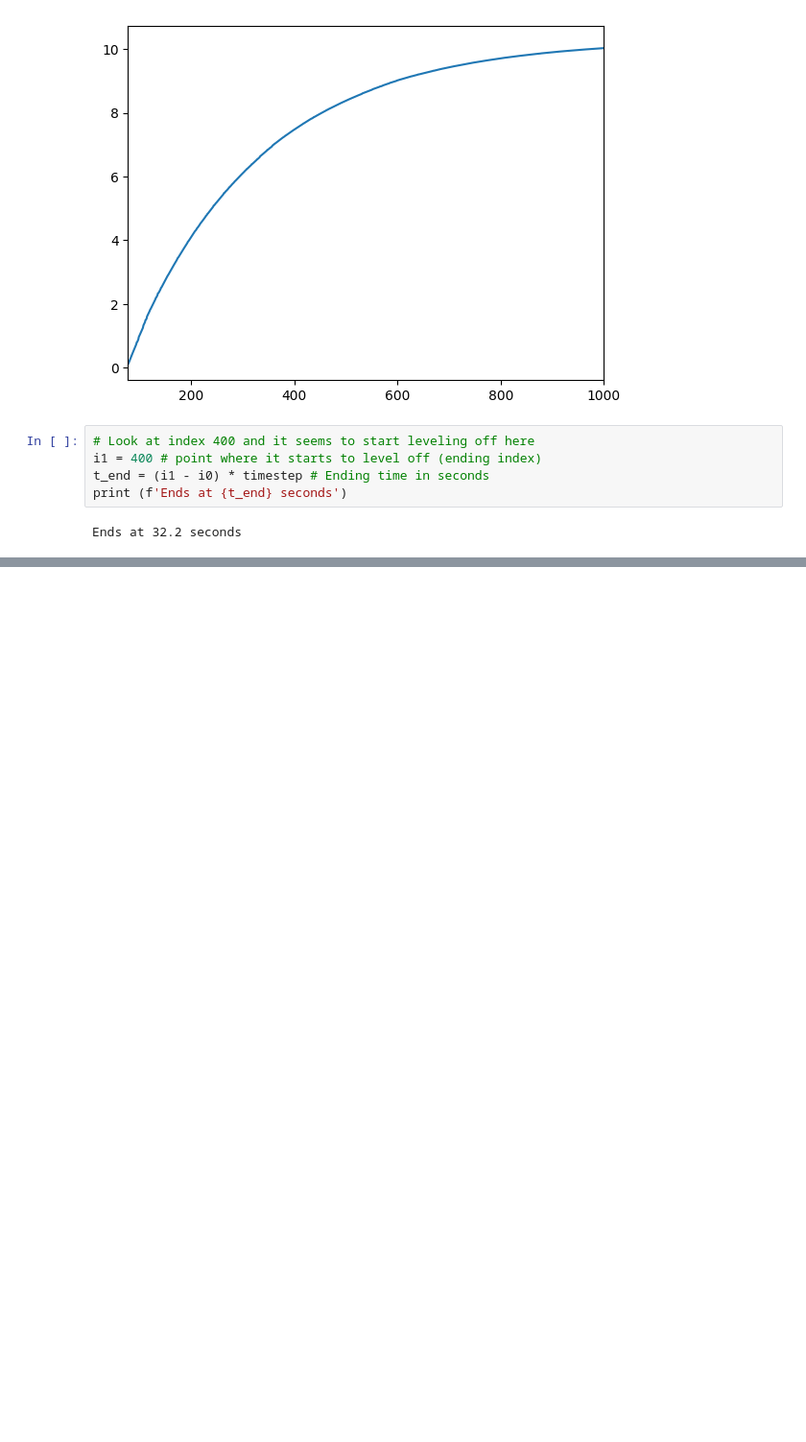
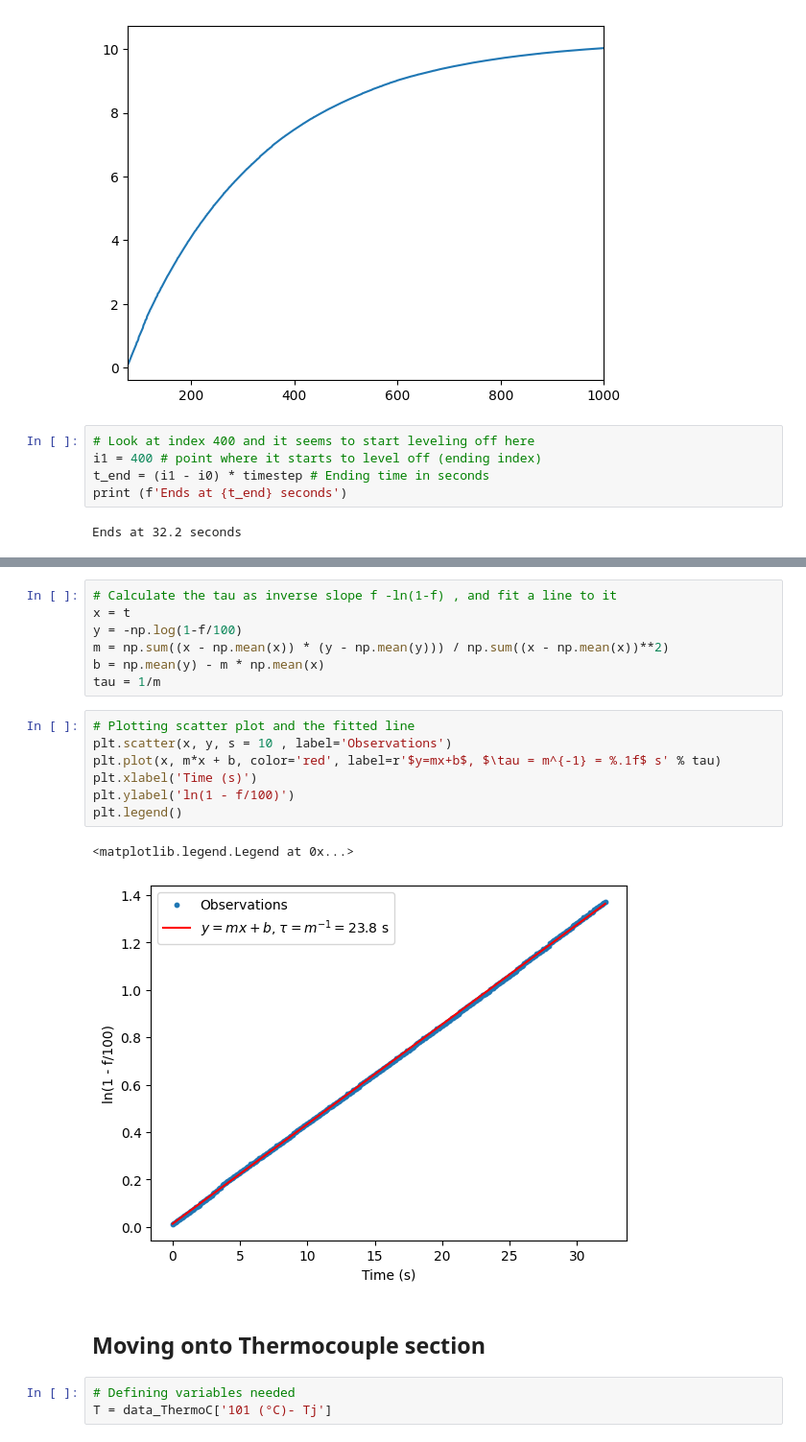
Before and after one commit to EP-Shark/MET4400C_Ins-obs_labs, a Jupyter notebook: Labs/lab_2_files/Full_lab2.ipynb, the cells around one changed output, grey strips where cells are left out. Shown at 96% size. Cells and saved outputs as stored; diff of their text form; blank space fills up the shorter version.

```diff
--- a/Labs/lab_2_files/Full_lab2.ipynb
+++ b/Labs/lab_2_files/Full_lab2.ipynb
@@ -75,0 +121,22 @@ Ends at 32.2 seconds
+# %%
+# Calculate the tau as inverse slope f -ln(1-f) , and fit a line to it
+x = t
+y = -np.log(1-f/100)
+m = np.sum((x - np.mean(x)) * (y - np.mean(y))) / np.sum((x - np.mean(x))**2)
+b = np.mean(y) - m * np.mean(x)
+tau = 1/m
+# %%
+# Plotting scatter plot and the fitted line
+plt.scatter(x, y, s = 10 , label='Observations')
+plt.plot(x, m*x + b, color='red', label=r'$y=mx+b$, $\tau = m^{-1} = %.1f$ s' % tau)
+plt.xlabel('Time (s)')
+plt.ylabel('ln(1 - f/100)')
+plt.legend()
+# %% [output]
+<matplotlib.legend.Legend at 0x...>
+[figure, added]
+# %% [markdown]
+## Moving onto Thermocouple section ##
+# %%
+# Defining variables needed
+T = data_ThermoC['101 (°C)- Tj']
```
Also changed, not shown: parts of 17 cells of this notebook, 3 other files.
